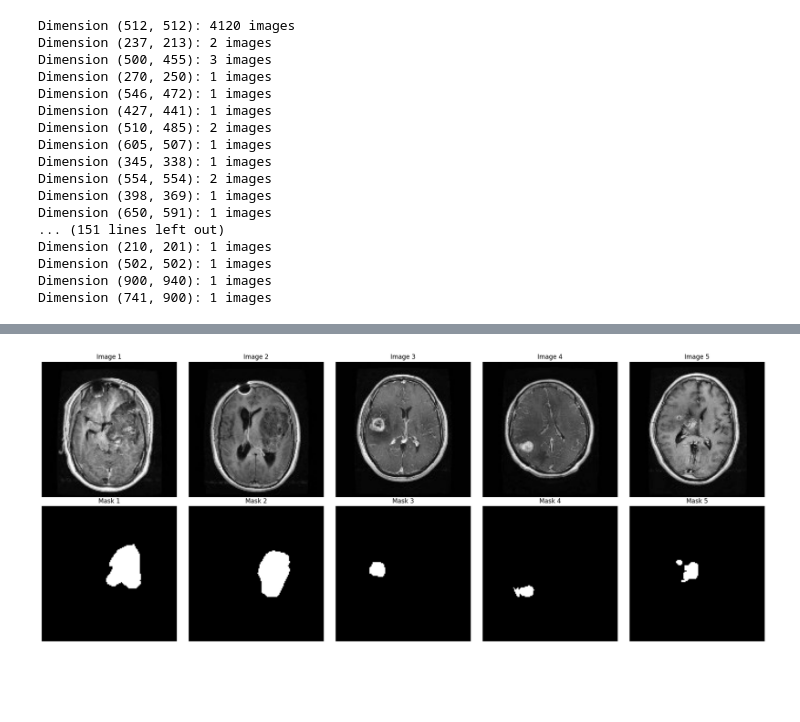
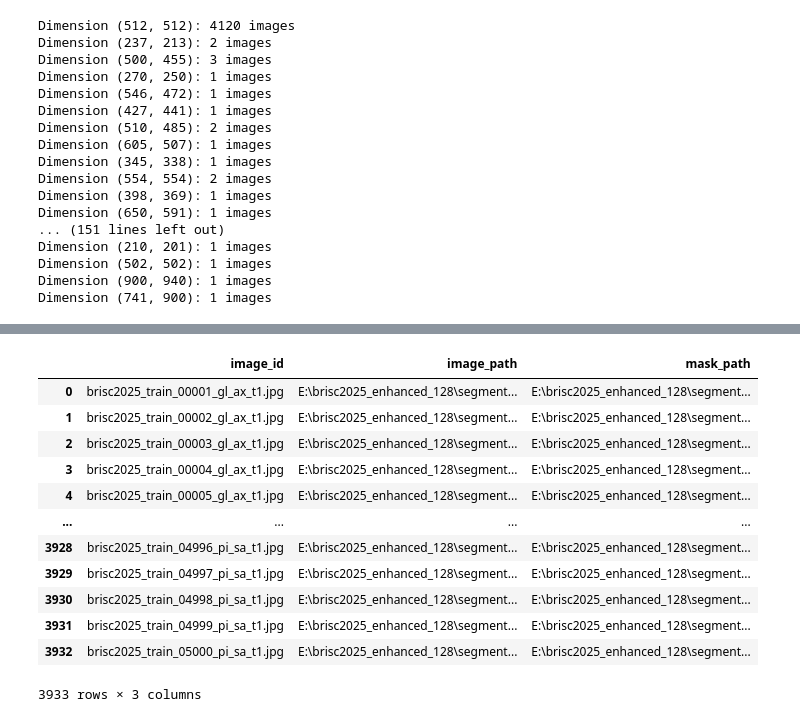
Before and after one commit to Ahtesham-Ibne-Mostafa/Brain_Tumor_Segmentation_and_Classification_Using_BRISC_Dataset, a Jupyter notebook: Brisc.ipynb, the cells around one changed output, grey strips where cells are left out. Cells and saved outputs as stored; diff of their text form; code cells hidden in the pictures; blank space fills up the shorter version.

```diff
--- a/Brisc.ipynb
+++ b/Brisc.ipynb
@@ -465,22 +465,3 @@ enhance_classification_images(RESIZED_DIR, ENHANCED_DIR, normalize=True)
 enhance_segmentation_images(RESIZED_DIR, ENHANCED_DIR, normalize=True)
 # %%
 # Training phase
-# %%
-image_dir = r'E:\brisc2025_enhanced_128\segmentation_task\train\images'
-mask_dir = r'E:\brisc2025_enhanced_128\segmentation_task\train\masks'
-
-image_files = [f for f in os.listdir(image_dir) if f.endswith('.jpg')]
-mask_files = [f for f in os.listdir(mask_dir) if f.endswith('.png')]
-
-image_basenames = {os.path.splitext(f)[0]: f for f in image_files}
-mask_basenames = {os.path.splitext(f)[0]: f for f in mask_files}
-
-common_keys = set(image_basenames.keys()) & set(mask_basenames.keys())
-
-data = []
-for key in sorted(common_keys):
-    image_path = os.path.join(image_dir, image_basenames[key])
-    mask_path = os.path.join(mask_dir, mask_basenames[key])
-    data.append({'image_path': image_path, 'mask_path': mask_path})
-
-df = pd.DataFrame(data)
@@ -503,26 +468,3 @@ df
-# %%
-plt.figure(figsize=(20, 8))
-
-for i in range(5):
-    image = cv2.imread(df.iloc[i]['image_path'])
-    image = cv2.cvtColor(image, cv2.COLOR_BGR2RGB)
-
-    mask = cv2.imread(df.iloc[i]['mask_path'], cv2.IMREAD_GRAYSCALE)
-
-    plt.subplot(2, 5, i + 1)
-    plt.imshow(image)
-    plt.axis('off')
-    plt.title(f"Image {i+1}")
-
-    plt.subplot(2, 5, i + 6)
-    plt.imshow(mask, cmap='gray')
-    plt.axis('off')
-    plt.title(f"Mask {i+1}")
-
-plt.tight_layout()
-plt.show()
-# %% [output]
-[figure, removed]
 # %%
 import torch
 import torch.nn as nn
@@ -551,11 +497,11 @@ class SegmentationDataset(Dataset):
 # %%
-seg_root = "segmentation_task/train"
+seg_root = r"E:\brisc2025_enhanced_128\segmentation_task\train"
 seg_records = []
 
 for fname in os.listdir(os.path.join(seg_root, "images")):
     image_id = fname  # e.g. image_001.jpg
     image_path = os.path.join(seg_root, "images", fname)
-    mask_path = os.path.join(seg_root, "masks", fname.replace("image", "mask"))
+    mask_path = os.path.join(seg_root, "masks", fname.replace(".jpg", ".png"))
     seg_records.append({
         'image_id': image_id,
         'image_path': image_path,
@@ -563,4 +509,20 @@ for fname in os.listdir(os.path.join(seg_root, "images")):
     })
 
 seg_df = pd.DataFrame(seg_records)
+# %%
+seg_df
+# %% [output]
+|  | image_id | image_path | mask_path |
+| 0 | brisc2025_train_00001_gl_ax_t1.jpg | E:\brisc2025_enhanced_128\segment... | E:\brisc2025_enhanced_128\segment... |
+| 1 | brisc2025_train_00002_gl_ax_t1.jpg | E:\brisc2025_enhanced_128\segment... | E:\brisc2025_enhanced_128\segment... |
+| 2 | brisc2025_train_00003_gl_ax_t1.jpg | E:\brisc2025_enhanced_128\segment... | E:\brisc2025_enhanced_128\segment... |
+| 3 | brisc2025_train_00004_gl_ax_t1.jpg | E:\brisc2025_enhanced_128\segment... | E:\brisc2025_enhanced_128\segment... |
+| 4 | brisc2025_train_00005_gl_ax_t1.jpg | E:\brisc2025_enhanced_128\segment... | E:\brisc2025_enhanced_128\segment... |
+| ... | ... | ... | ... |
+| 3928 | brisc2025_train_04996_pi_sa_t1.jpg | E:\brisc2025_enhanced_128\segment... | E:\brisc2025_enhanced_128\segment... |
+| 3929 | brisc2025_train_04997_pi_sa_t1.jpg | E:\brisc2025_enhanced_128\segment... | E:\brisc2025_enhanced_128\segment... |
+| 3930 | brisc2025_train_04998_pi_sa_t1.jpg | E:\brisc2025_enhanced_128\segment... | E:\brisc2025_enhanced_128\segment... |
+| 3931 | brisc2025_train_04999_pi_sa_t1.jpg | E:\brisc2025_enhanced_128\segment... | E:\brisc2025_enhanced_128\segment... |
+| 3932 | brisc2025_train_05000_pi_sa_t1.jpg | E:\brisc2025_enhanced_128\segment... | E:\brisc2025_enhanced_128\segment... |
+3933 rows × 3 columns
 # %%
```
Also changed, not shown: parts of 16 cells of this notebook.
